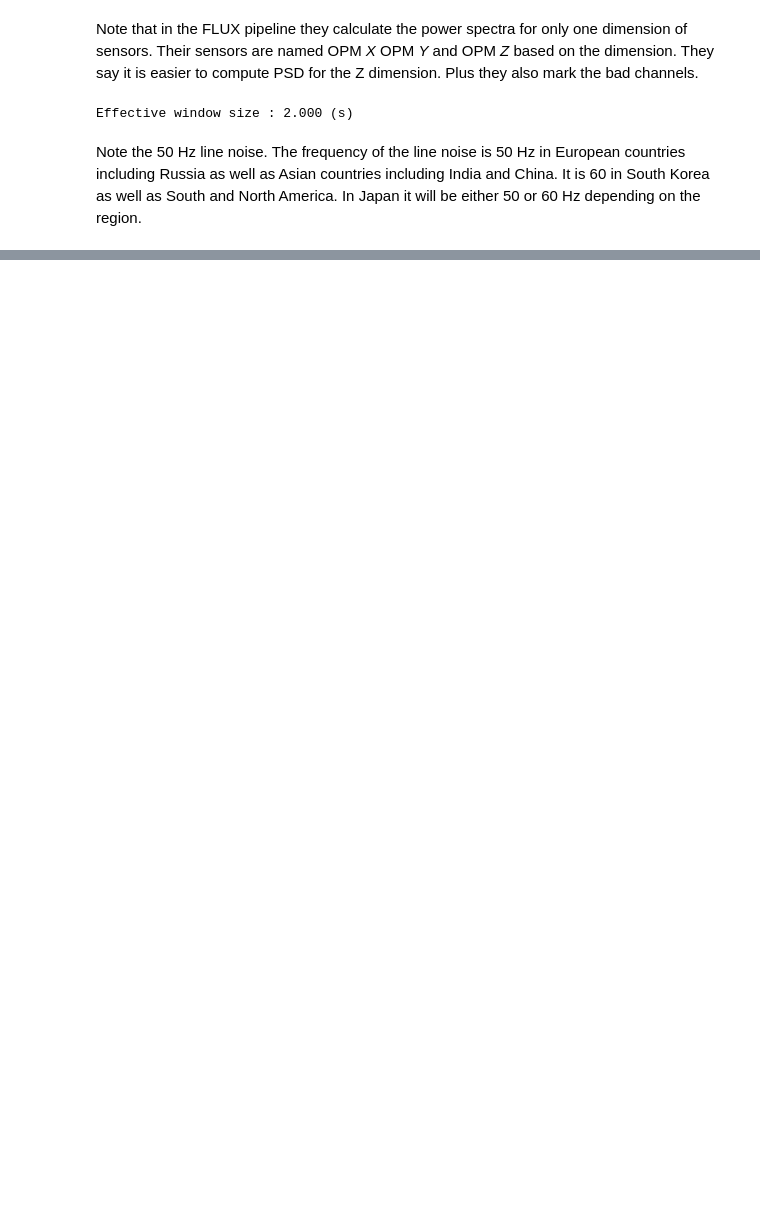
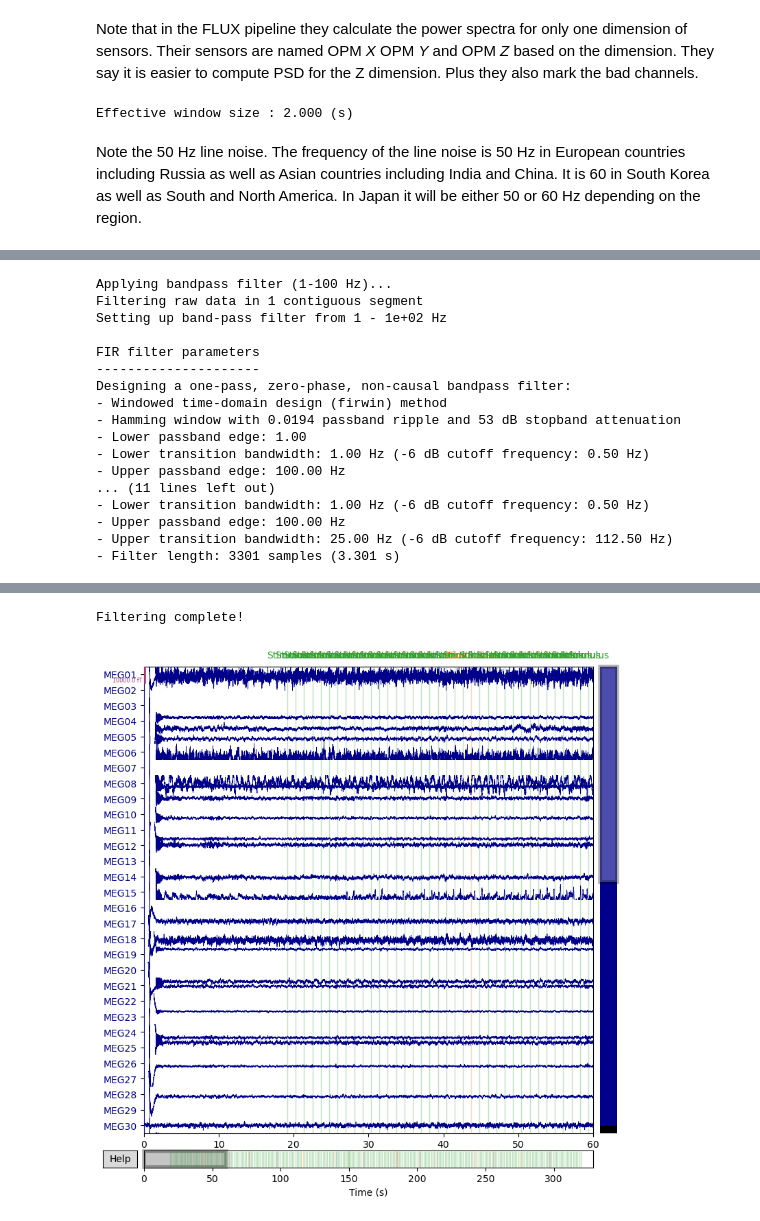
Before and after one commit to Azrae101/Bachelor2025, a Jupyter notebook: sanity checks/sub1.ipynb, the cells around one changed output, grey strips where cells are left out. Cells and saved outputs as stored; diff of their text form; code cells hidden in the pictures; blank space fills up the shorter version.

```diff
--- a/sanity checks/sub1.ipynb
+++ b/sanity checks/sub1.ipynb
@@ -125,0 +126,37 @@ none
+# %%
+raw.info['bads'] = []
+
+print(raw.info['dig'])
+
+# Following the filtering pipeline from the paper:
+# 1. Notch filter at 44 Hz (electronic system noise)
+# 2. Notch filters at 50, 100, 150, 200, 250 Hz (line noise and harmonics)
+# 3. Bandpass filter 1-100 Hz
+
+print("Applying notch filters...")
+
+# Make a copy of raw data for filtering
+filtered = raw.copy()
+
+# Apply notch filter at 44 Hz for electronic system noise
+filtered.notch_filter(freqs=44, filter_length='auto', phase='zero',
+                     fir_design='firwin', verbose=True)
+
+# Apply notch filters for line noise (50 Hz) and its harmonics up to 250 Hz
+line_freqs = np.arange(50, 251, 50)  # [50, 100, 150, 200, 250] Hz
+print(f"Applying notch filters at: {line_freqs} Hz")
+
+filtered.notch_filter(freqs=line_freqs, filter_length='auto', phase='zero',
+                     fir_design='firwin', verbose=True)
+
+# Apply bandpass filter between 1-100 Hz using FIR filter
+# Phase='zero' ensures zero-phase filtering (shifts backward to compensate for phase delay)
+print("Applying bandpass filter (1-100 Hz)...")
+filtered.filter(l_freq=1.0, h_freq=100.0, method='fir', phase='zero',
+               fir_design='firwin', verbose=True)
+
+print("Filtering complete!")
+
+# Plot the filtered data
+filtered.plot(duration=60, n_channels=30, scalings={'mag': 5e-12});
+# %% [output]
@@ -125,0 +199,17 @@ none
+Applying bandpass filter (1-100 Hz)...
+Filtering raw data in 1 contiguous segment
+Setting up band-pass filter from 1 - 1e+02 Hz
+
+FIR filter parameters
+---------------------
+Designing a one-pass, zero-phase, non-causal bandpass filter:
+- Windowed time-domain design (firwin) method
+- Hamming window with 0.0194 passband ripple and 53 dB stopband attenuation
+- Lower passband edge: 1.00
+- Lower transition bandwidth: 1.00 Hz (-6 dB cutoff frequency: 0.50 Hz)
+- Upper passband edge: 100.00 Hz
+... (11 lines left out)
+- Lower transition bandwidth: 1.00 Hz (-6 dB cutoff frequency: 0.50 Hz)
+- Upper passband edge: 100.00 Hz
+- Upper transition bandwidth: 25.00 Hz (-6 dB cutoff frequency: 112.50 Hz)
+- Filter length: 3301 samples (3.301 s)
@@ -125,0 +217,2 @@ none
+Filtering complete!
+[figure, added]
```
Also changed, not shown: parts of 16 cells of this notebook, 4 other files.
